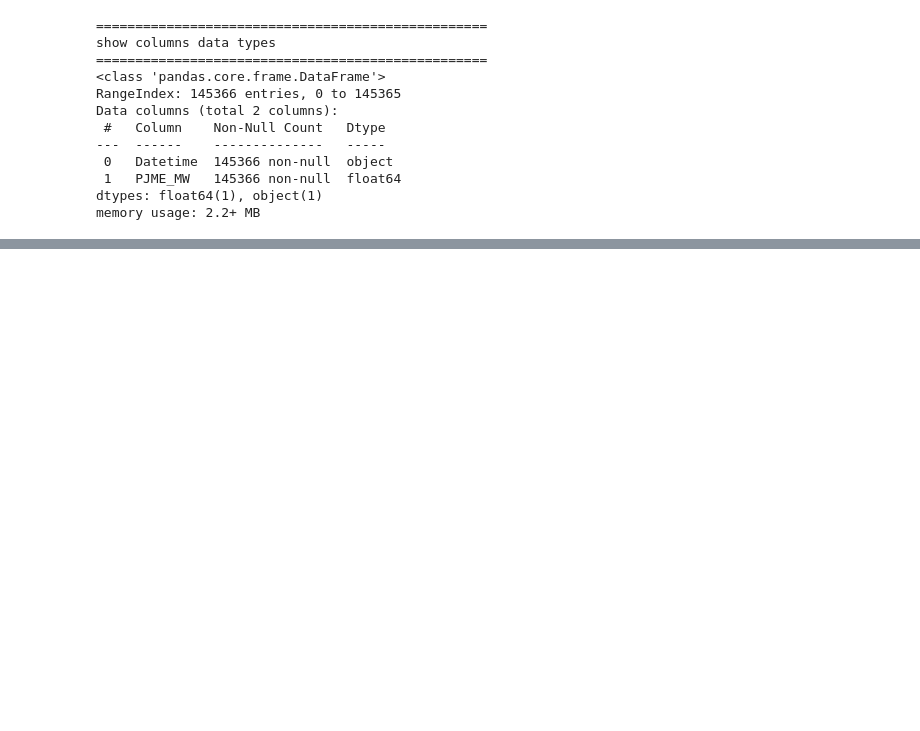
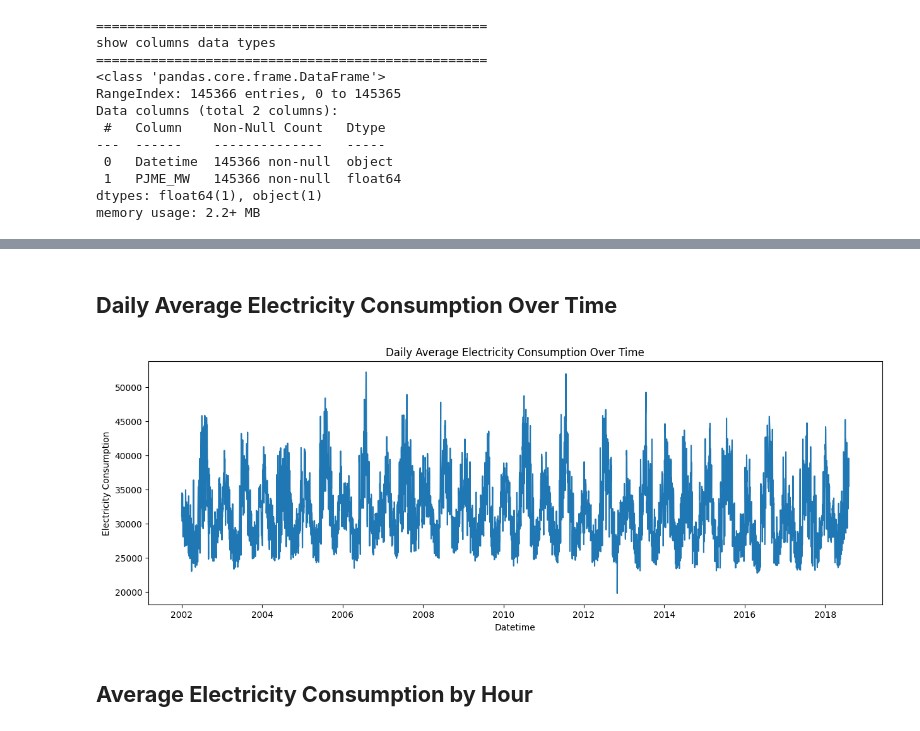
Before and after one commit to ikara-py/azure_1, a Jupyter notebook: notebooks/01_eda.ipynb, the cells around one changed output, grey strips where cells are left out. Drawn from its saved outputs; the diff is of its cells as text; code cells hidden in the pictures; blank space fills up the shorter version.

```diff
--- a/notebooks/01_eda.ipynb
+++ b/notebooks/01_eda.ipynb
@@ -12,2 +31,6 @@ print("Path to dataset files:", path)
 # %% [output]
 Path to dataset files: /kaggle/input/datasets/karapy/azure-1
+# %%
+clean_data_path = kagglehub.dataset_download("karapy/azure-1-processed")
+
+print("Path to dataset files:", clean_data_path)
@@ -14,5 +42,10 @@ Path to dataset files: /kaggle/input/datasets/karapy/azure-1
 # %%
-RAW_DATA_DIR = '/kaggle/input/datasets/karapy/azure-1/dataset-electric.csv'
+RAW_DATA_DIR = Path.joinpath(Path(raw_data_path), 'dataset-electric.csv')
+CLEAN_DATA = Path.joinpath(Path(clean_data_path), 'cleaned_dataset-electric.csv')
+
+# RAW_DATA_DIR = '../data/raw/dataset-electric.csv'
+# SAVE_DATA_DIR = Path('../data/processed/')
+# CLEAN_DATA = 'cleaned_dataset-electric.csv'
 # %%
 def print_line(num):
     print('=' * num)
@@ -91,3 +152,10 @@ Data columns (total 2 columns):
  1   PJME_MW   145366 non-null  float64
 dtypes: float64(1), object(1)
 memory usage: 2.2+ MB
+# %%
+clean_df = pd.read_csv(CLEAN_DATA)
+
+# clean_df = pd.read_csv(Path.joinpath(SAVE_DATA_DIR, CLEAN_DATA))
+# %%
+# reconvert to datetime
+clean_df['Datetime'] = pd.to_datetime(clean_df['Datetime'])
@@ -93,0 +199,17 @@ memory usage: 2.2+ MB
+# %% [markdown]
+## **Daily Average Electricity Consumption Over Time**
+# %%
+daily_df = clean_df.set_index('Datetime')['PJME_MW'].resample('d').mean()
+
+plt.figure(figsize=(15, 5))
+plt.plot(daily_df)
+
+plt.title('Daily Average Electricity Consumption Over Time')
+plt.xlabel('Datetime')
+plt.ylabel('Electricity Consumption')
+
+plt.show()
+# %% [output]
+[figure, added]
+# %% [markdown]
+## **Average Electricity Consumption by Hour**
```
Also changed, not shown: parts of 26 cells of this notebook, 1 other file.
